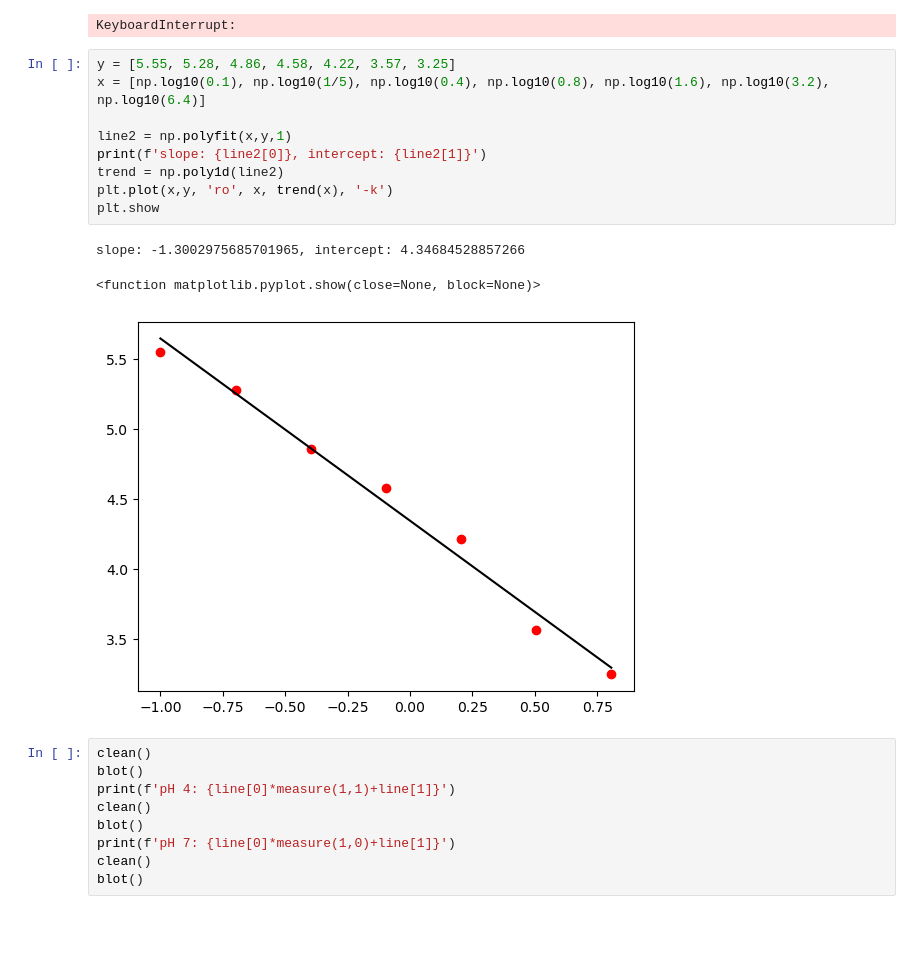
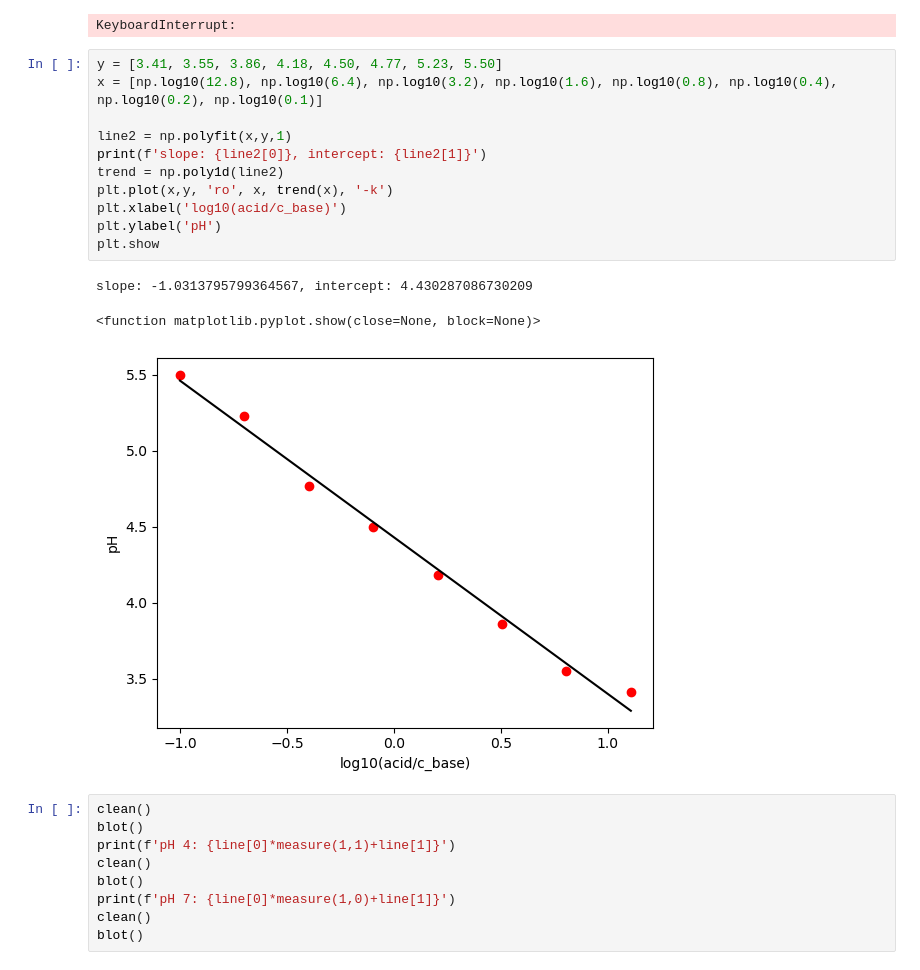
Before and after one commit to mlowe308/Legolas_textCellLoc, a Jupyter notebook: New Versions/Adi's version's/LegolasOutline.ipynb, the cells around one changed output. Cells and saved outputs as stored; diff of their text form; blank space fills up the shorter version.

```diff
--- a/New Versions/Adi's version's/LegolasOutline.ipynb
+++ b/New Versions/Adi's version's/LegolasOutline.ipynb
@@ -315,18 +304,20 @@ print(f'variance = {variance}')
 # %% [output]
 KeyboardInterrupt:
 # %%
-y = [5.55, 5.28, 4.86, 4.58, 4.22, 3.57, 3.25]
-x = [np.log10(0.1), np.log10(1/5), np.log10(0.4), np.log10(0.8), np.log10(1.6), np.log10(3.2), np.log10(6.4)]
+y = [3.41, 3.55, 3.86, 4.18, 4.50, 4.77, 5.23, 5.50]
+x = [np.log10(12.8), np.log10(6.4), np.log10(3.2), np.log10(1.6), np.log10(0.8), np.log10(0.4), np.log10(0.2), np.log10(0.1)]
 
 line2 = np.polyfit(x,y,1)
 print(f'slope: {line2[0]}, intercept: {line2[1]}')
 trend = np.poly1d(line2)
 plt.plot(x,y, 'ro', x, trend(x), '-k')
+plt.xlabel('log10(acid/c_base)')
+plt.ylabel('pH')
 plt.show
 # %% [output]
-slope: -1.3002975685701965, intercept: 4.34684528857266
+slope: -1.0313795799364567, intercept: 4.430287086730209
 <function matplotlib.pyplot.show(close=None, block=None)>
-[figure, old version]
+[figure, new version]
 # %%
 clean()
 blot()
```
Also changed, not shown: parts of 8 cells of this notebook, 2 other files.
